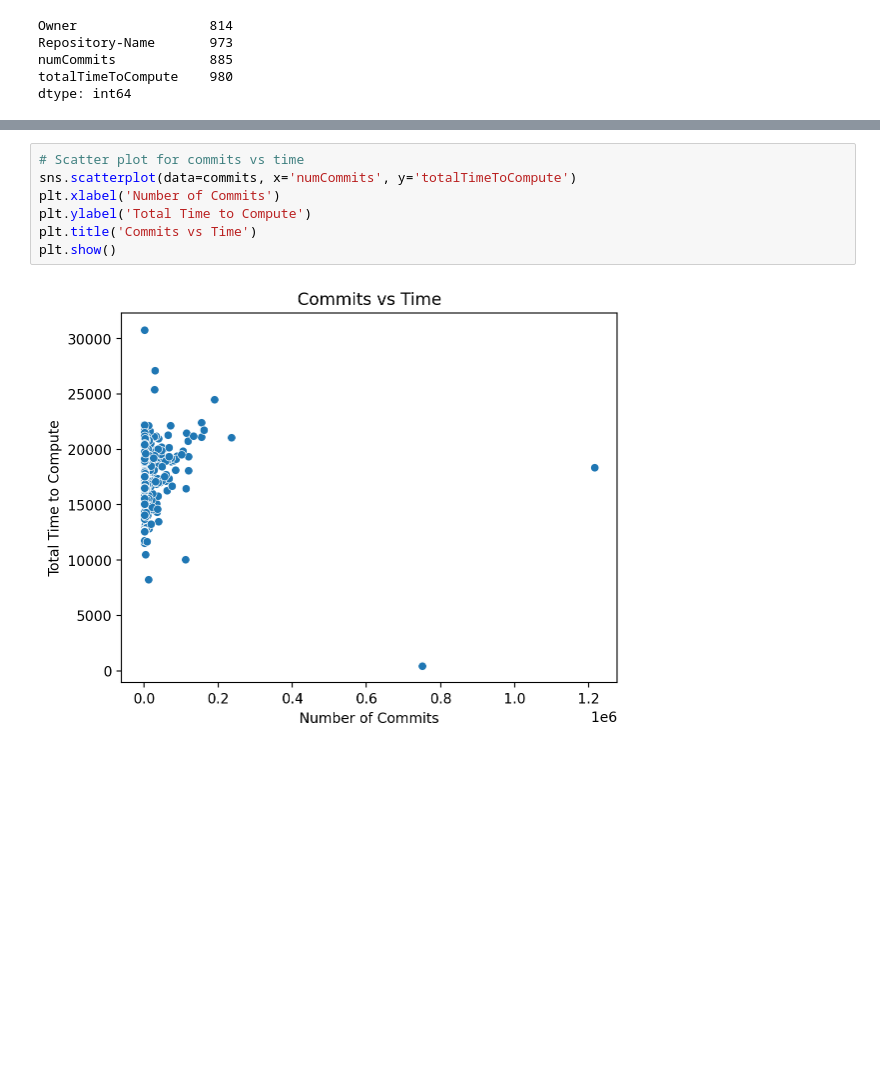
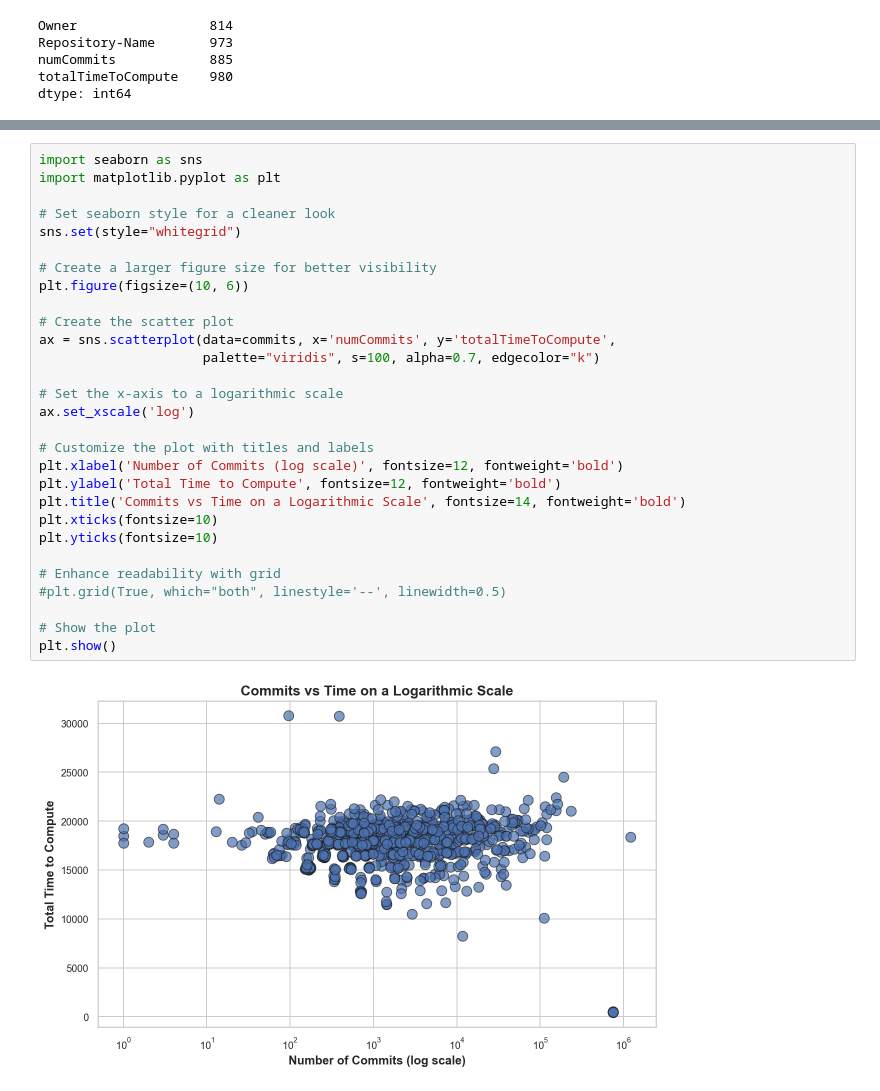
Before and after one commit to EthanFalcao/Github_Repo_EDA, a Jupyter notebook: TopRepos/commitsTopStared_eda.ipynb, the cells around one changed output, grey strips where cells are left out. Drawn from its saved outputs; the diff is of its cells as text; blank space fills up the shorter version.

```diff
--- a/TopRepos/commitsTopStared_eda.ipynb
+++ b/TopRepos/commitsTopStared_eda.ipynb
@@ -106,9 +118,31 @@ KeyError: 'owner'
-# %%
-# Scatter plot for commits vs time
-sns.scatterplot(data=commits, x='numCommits', y='totalTimeToCompute')
-plt.xlabel('Number of Commits')
-plt.ylabel('Total Time to Compute')
-plt.title('Commits vs Time')
-plt.show()
-# %% [output]
-[figure, removed]
+# %%
+import seaborn as sns
+import matplotlib.pyplot as plt
+
+# Set seaborn style for a cleaner look
+sns.set(style="whitegrid")
+
+# Create a larger figure size for better visibility
+plt.figure(figsize=(10, 6))
+
+# Create the scatter plot
+ax = sns.scatterplot(data=commits, x='numCommits', y='totalTimeToCompute',
+                     palette="viridis", s=100, alpha=0.7, edgecolor="k")
+
+# Set the x-axis to a logarithmic scale
+ax.set_xscale('log')
+
+# Customize the plot with titles and labels
+plt.xlabel('Number of Commits (log scale)', fontsize=12, fontweight='bold')
+plt.ylabel('Total Time to Compute', fontsize=12, fontweight='bold')
+plt.title('Commits vs Time on a Logarithmic Scale', fontsize=14, fontweight='bold')
+plt.xticks(fontsize=10)
+plt.yticks(fontsize=10)
+
+# Enhance readability with grid
+#plt.grid(True, which="both", linestyle='--', linewidth=0.5)
+
+# Show the plot
+plt.show()
+# %% [output]
+[figure, added]
```
Also changed, not shown: parts of 4 cells of this notebook, 3 other files.
